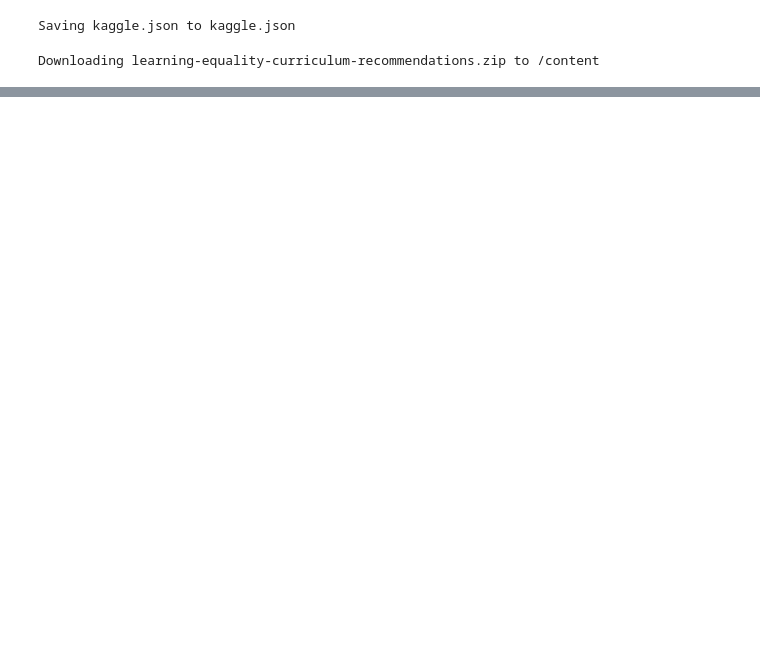
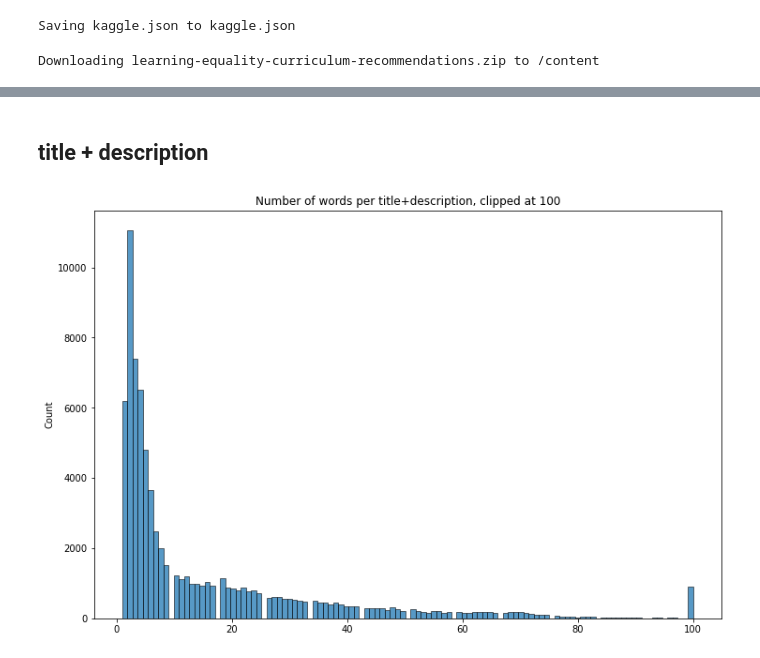
Before and after one commit to hr1588/NLP, a Jupyter notebook: kaggle_nlp.ipynb, the cells around one changed output, grey strips where cells are left out. Drawn from its saved outputs; the diff is of its cells as text; code cells hidden in the pictures; blank space fills up the shorter version.

```diff
--- a/kaggle_nlp.ipynb
+++ b/kaggle_nlp.ipynb
@@ -20,7 +22,3 @@ Saving kaggle.json to kaggle.json
 Downloading learning-equality-curriculum-recommendations.zip to /content
 # %%
 !unzip -q /content/learning-equality-curriculum-recommendations.zip
-# %%
-import pandas as pd
-
-df = pd.read_csv('content.csv')
@@ -111,0 +25,14 @@ corr.head() # topic과 join
+# %%
+import os
+import json
+import matplotlib
+import numpy as np
+import pandas as pd
+import seaborn as sns
+import matplotlib.pyplot as plt
+from tqdm.notebook import tqdm
+matplotlib.rcParams['figure.figsize'] = (12, 8)
+# %%
+topics = pd.read_csv("topics.csv")
+content = pd.read_csv("content.csv")
+correlations = pd.read_csv("correlations.csv")
@@ -111,0 +70,14 @@ corr.head() # topic과 join
+# %% [markdown]
+## title + description
+# %%
+def title_description(df):
+    texts = df['title'].fillna('') + ' ' + df['description'].fillna('')
+    title_len = np.clip(texts.apply(lambda x : len(x.strip().split(' '))), 0, 100)
+    # 전달받은 숫자를 최소값 또는 최대값 사이의 값인지 체크, 더 크거나 작은경우 지정한 값으로 변경
+    sns.histplot(title_len)
+    plt.title('Number of words per title+description, clipped at 100')
+    plt.show()
+# %%
+title_description(topics)
+# %% [output]
+[figure, added]
```
Also changed, not shown: parts of 46 cells of this notebook.
